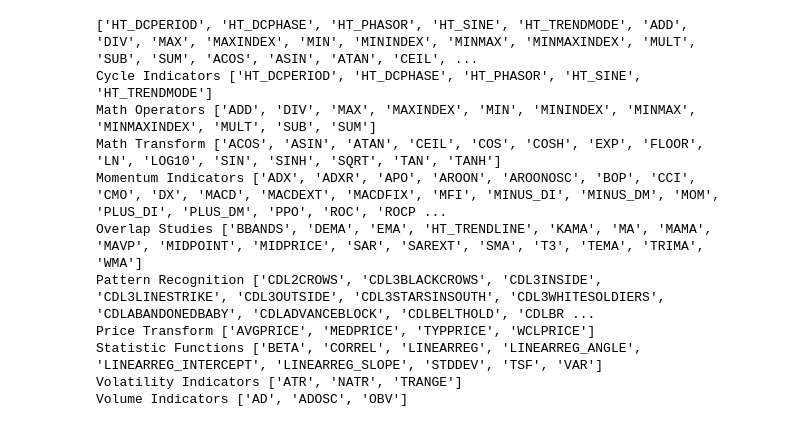
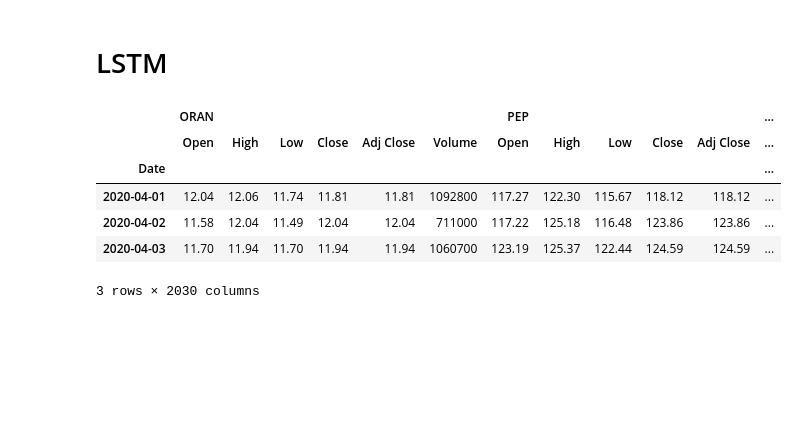
Before and after one commit to sanxlop/stocks, a Jupyter notebook: stocks_talib.ipynb, the cells around one changed output. Saved outputs shown, nothing was run; the diff lists cells and outputs as text; code cells hidden in the pictures; blank space fills up the shorter version.

```diff
--- a/stocks_talib.ipynb
+++ b/stocks_talib.ipynb
@@ -284,19 +357,19 @@ dtype: int32
 # %%
-import talib
+# import talib
 
-print(talib.get_functions())
+# print(talib.get_functions())
 
-for key,value in talib.get_function_groups().items():
-  print(key,value)
+# for key,value in talib.get_function_groups().items():
+#   print(key,value)
-# %% [output]
-['HT_DCPERIOD', 'HT_DCPHASE', 'HT_PHASOR', 'HT_SINE', 'HT_TRENDMODE', 'ADD', 'DIV', 'MAX', 'MAXINDEX', 'MIN', 'MININDEX', 'MINMAX', 'MINMAXINDEX', 'MULT', 'SUB', 'SUM', 'ACOS', 'ASIN', 'ATAN', 'CEIL', ...
-Cycle Indicators ['HT_DCPERIOD', 'HT_DCPHASE', 'HT_PHASOR', 'HT_SINE', 'HT_TRENDMODE']
-Math Operators ['ADD', 'DIV', 'MAX', 'MAXINDEX', 'MIN', 'MININDEX', 'MINMAX', 'MINMAXINDEX', 'MULT', 'SUB', 'SUM']
-Math Transform ['ACOS', 'ASIN', 'ATAN', 'CEIL', 'COS', 'COSH', 'EXP', 'FLOOR', 'LN', 'LOG10', 'SIN', 'SINH', 'SQRT', 'TAN', 'TANH']
-Momentum Indicators ['ADX', 'ADXR', 'APO', 'AROON', 'AROONOSC', 'BOP', 'CCI', 'CMO', 'DX', 'MACD', 'MACDEXT', 'MACDFIX', 'MFI', 'MINUS_DI', 'MINUS_DM', 'MOM', 'PLUS_DI', 'PLUS_DM', 'PPO', 'ROC', 'ROCP ...
-Overlap Studies ['BBANDS', 'DEMA', 'EMA', 'HT_TRENDLINE', 'KAMA', 'MA', 'MAMA', 'MAVP', 'MIDPOINT', 'MIDPRICE', 'SAR', 'SAREXT', 'SMA', 'T3', 'TEMA', 'TRIMA', 'WMA']
-Pattern Recognition ['CDL2CROWS', 'CDL3BLACKCROWS', 'CDL3INSIDE', 'CDL3LINESTRIKE', 'CDL3OUTSIDE', 'CDL3STARSINSOUTH', 'CDL3WHITESOLDIERS', 'CDLABANDONEDBABY', 'CDLADVANCEBLOCK', 'CDLBELTHOLD', 'CDLBR ...
-Price Transform ['AVGPRICE', 'MEDPRICE', 'TYPPRICE', 'WCLPRICE']
-Statistic Functions ['BETA', 'CORREL', 'LINEARREG', 'LINEARREG_ANGLE', 'LINEARREG_INTERCEPT', 'LINEARREG_SLOPE', 'STDDEV', 'TSF', 'VAR']
-Volatility Indicators ['ATR', 'NATR', 'TRANGE']
-Volume Indicators ['AD', 'ADOSC', 'OBV']
+# %% [markdown]
+# LSTM
+# %%
+hist.tail(3)
+# %% [output]
+|  | ORAN |  |  |  |  |  | PEP |  |  |  |  | ... |
+|  | Open | High | Low | Close | Adj Close | Volume | Open | High | Low | Close | Adj Close | ... |
+| Date |  |  |  |  |  |  |  |  |  |  |  | ... |
+| 2020-04-01 | 12.04 | 12.06 | 11.74 | 11.81 | 11.81 | 1092800 | 117.27 | 122.30 | 115.67 | 118.12 | 118.12 | ... |
+| 2020-04-02 | 11.58 | 12.04 | 11.49 | 12.04 | 12.04 | 711000 | 117.22 | 125.18 | 116.48 | 123.86 | 123.86 | ... |
+| 2020-04-03 | 11.70 | 11.94 | 11.70 | 11.94 | 11.94 | 1060700 | 123.19 | 125.37 | 122.44 | 124.59 | 124.59 | ... |
+3 rows × 2030 columns
```
Also changed, not shown: parts of 12 cells of this notebook.
